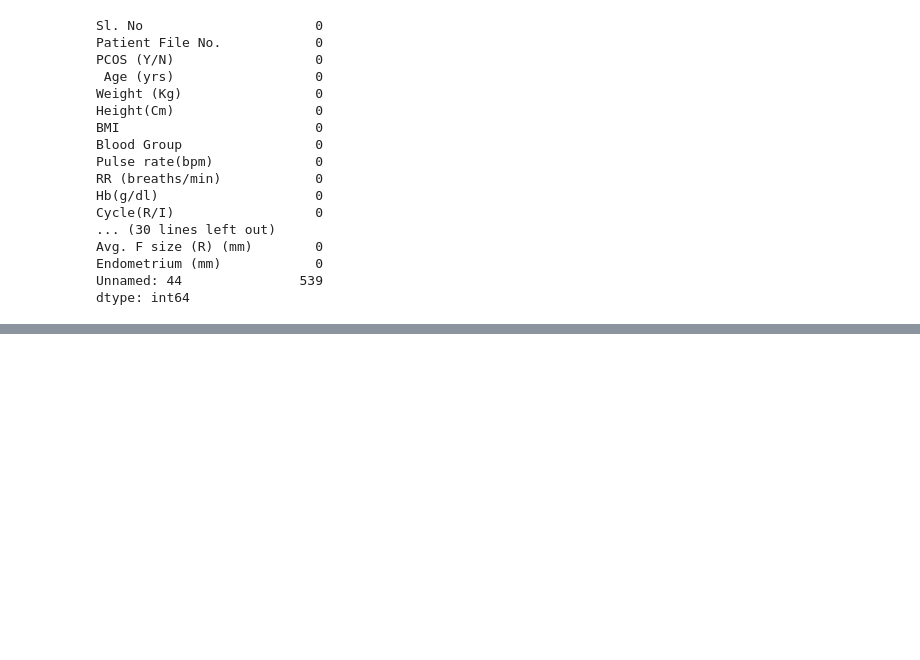
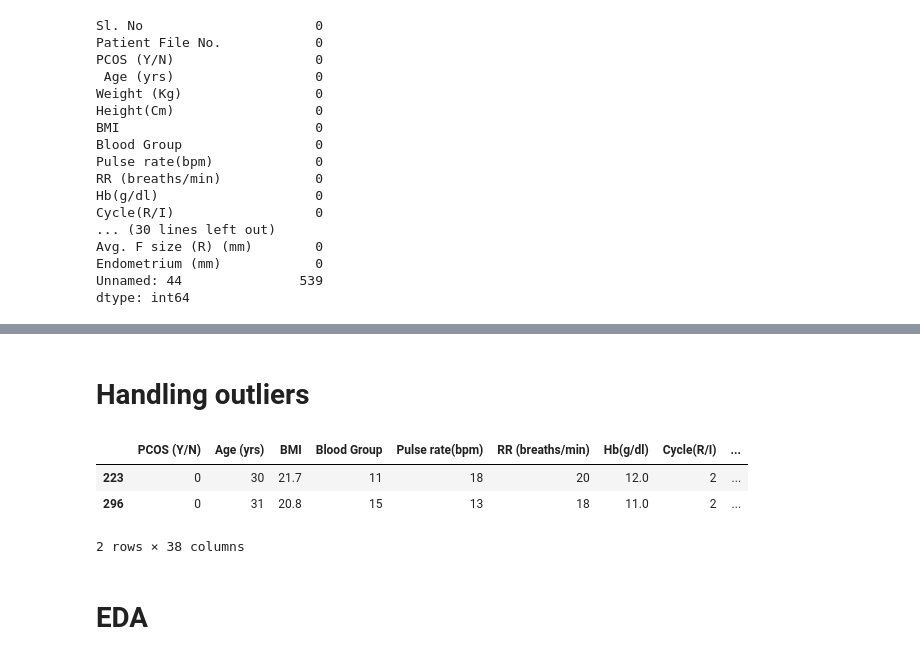
Before and after one commit to stacychann/dsa4262_pcos, a Jupyter notebook: Cleaning_EDA.ipynb, the cells around one changed output, grey strips where cells are left out. Saved outputs shown, nothing was run; the diff lists cells and outputs as text; code cells hidden in the pictures; blank space fills up the shorter version.

```diff
--- a/Cleaning_EDA.ipynb
+++ b/Cleaning_EDA.ipynb
@@ -85,3 +144,15 @@ df.drop(columns = ['Sl. No','Patient File No.','Weight (Kg)','Height(Cm) ','Hip(
+# %% [markdown]
+# Handling outliers
+# %%
+# pulse rate(bpm)
+df[(df["Pulse rate(bpm)"]<60)|(df["Pulse rate(bpm)"]>100)]
+# %% [output]
+|  | PCOS (Y/N) | Age (yrs) | BMI | Blood Group | Pulse rate(bpm) | RR (breaths/min) | Hb(g/dl) | Cycle(R/I) | ... |
+| 223 | 0 | 30 | 21.7 | 11 | 18 | 20 | 12.0 | 2 | ... |
+| 296 | 0 | 31 | 20.8 | 15 | 13 | 18 | 11.0 | 2 | ... |
+2 rows × 38 columns
+# %% [markdown]
+# EDA
 # %%
 plt.figure(figsize=(25, 25))
 plot_num = 1
```
Also changed, not shown: parts of 15 cells of this notebook, 1 other file.
